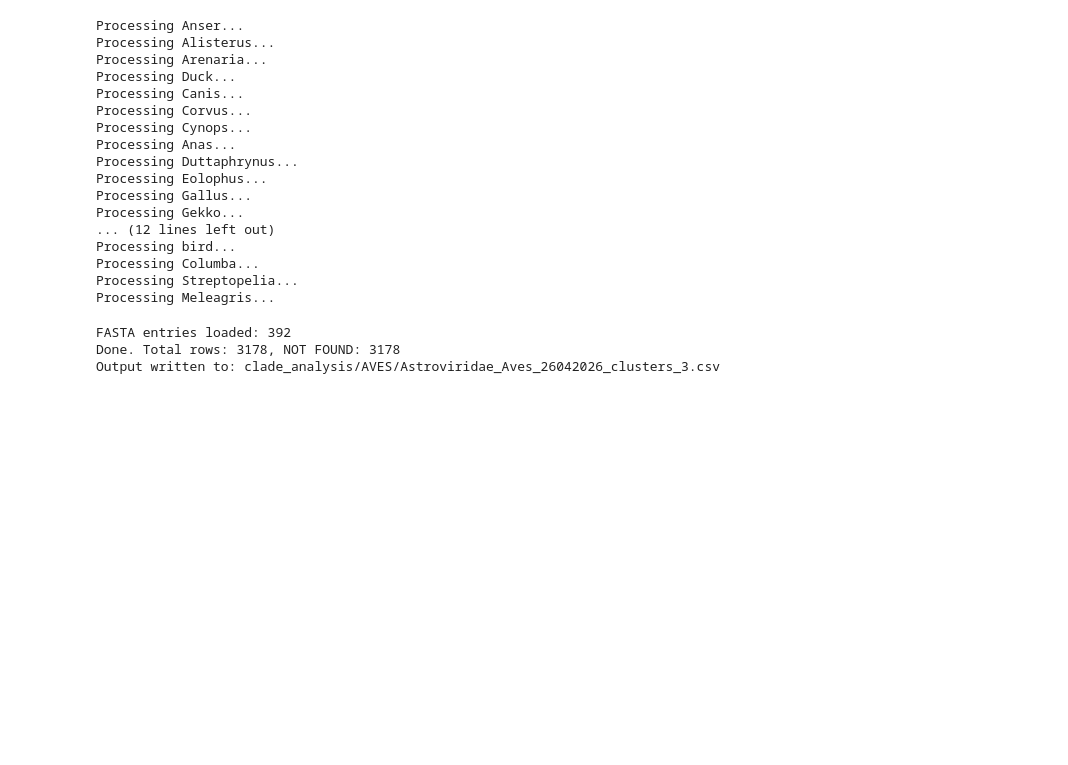
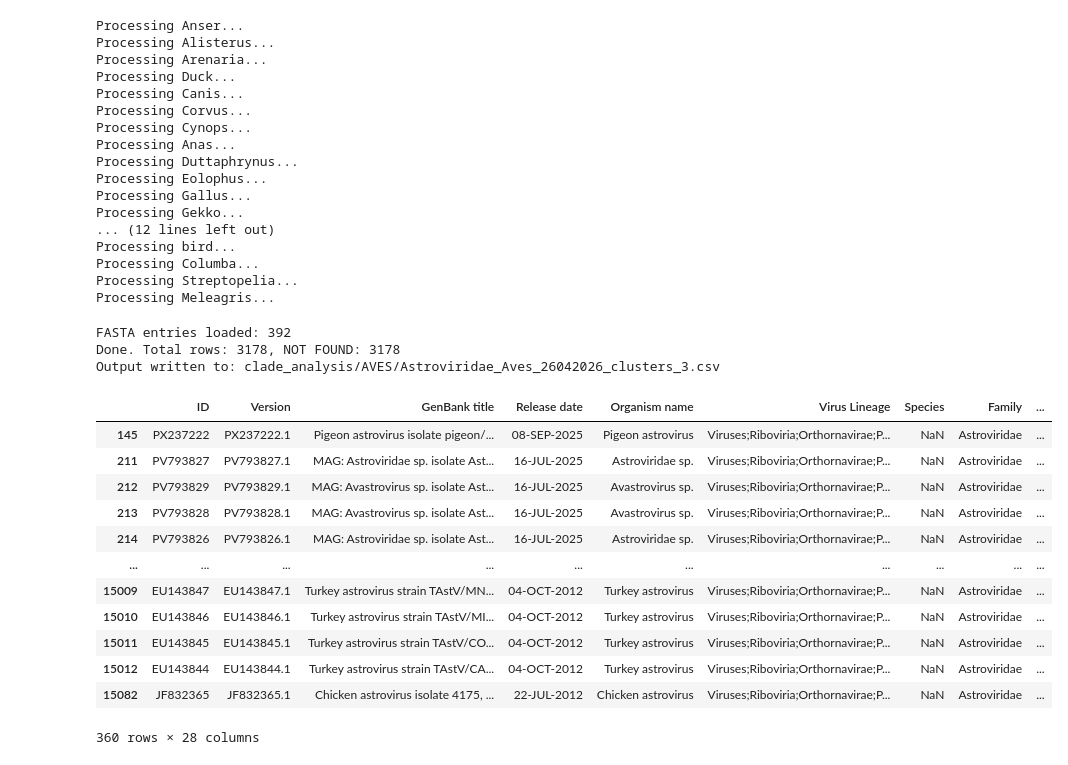
Before and after one commit to akarnaukhova2003/Astroviridae_database, a Jupyter notebook: data/find_orfs_from_interpro.ipynb, the cells around one changed output. Cells and saved outputs as stored; diff of their text form; code cells hidden in the pictures; blank space fills up the shorter version.

```diff
--- a/data/find_orfs_from_interpro.ipynb
+++ b/data/find_orfs_from_interpro.ipynb
@@ -1652,3 +1652,32 @@ print(f"Output written to: {output_csv}")
 FASTA entries loaded: 392
 Done. Total rows: 3178, NOT FOUND: 3178
 Output written to: clade_analysis/AVES/Astroviridae_Aves_26042026_clusters_3.csv
+# %%
+import pandas as pd
+with open('clade_analysis/AVES/Aves_full_ids.txt') as f:
+    ids = set(line.strip().replace('NC_', 'NC-') for line in f)
+
+# читаем CSV
+df = pd.read_csv('Astroviridae_20042026_full.csv')
+
+# фильтруем
+filtered = df[df['ID'].isin(ids)]
+
+# сохраняем
+filtered.to_csv('clade_analysis/AVES/Astroviridae_AVES_30042026.csv', index=False)
+# %%
+filtered[filtered['Species'].isnull()]
+# %% [output]
+|  | ID | Version | GenBank title | Release date | Organism name | Virus Lineage | Species | Family | ... |
+| 145 | PX237222 | PX237222.1 | Pigeon astrovirus isolate pigeon/... | 08-SEP-2025 | Pigeon astrovirus | Viruses;Riboviria;Orthornavirae;P... | NaN | Astroviridae | ... |
+| 211 | PV793827 | PV793827.1 | MAG: Astroviridae sp. isolate Ast... | 16-JUL-2025 | Astroviridae sp. | Viruses;Riboviria;Orthornavirae;P... | NaN | Astroviridae | ... |
+| 212 | PV793829 | PV793829.1 | MAG: Avastrovirus sp. isolate Ast... | 16-JUL-2025 | Avastrovirus sp. | Viruses;Riboviria;Orthornavirae;P... | NaN | Astroviridae | ... |
+| 213 | PV793828 | PV793828.1 | MAG: Avastrovirus sp. isolate Ast... | 16-JUL-2025 | Avastrovirus sp. | Viruses;Riboviria;Orthornavirae;P... | NaN | Astroviridae | ... |
+| 214 | PV793826 | PV793826.1 | MAG: Astroviridae sp. isolate Ast... | 16-JUL-2025 | Astroviridae sp. | Viruses;Riboviria;Orthornavirae;P... | NaN | Astroviridae | ... |
+| ... | ... | ... | ... | ... | ... | ... | ... | ... | ... |
+| 15009 | EU143847 | EU143847.1 | Turkey astrovirus strain TAstV/MN... | 04-OCT-2012 | Turkey astrovirus | Viruses;Riboviria;Orthornavirae;P... | NaN | Astroviridae | ... |
+| 15010 | EU143846 | EU143846.1 | Turkey astrovirus strain TAstV/MI... | 04-OCT-2012 | Turkey astrovirus | Viruses;Riboviria;Orthornavirae;P... | NaN | Astroviridae | ... |
+| 15011 | EU143845 | EU143845.1 | Turkey astrovirus strain TAstV/CO... | 04-OCT-2012 | Turkey astrovirus | Viruses;Riboviria;Orthornavirae;P... | NaN | Astroviridae | ... |
+| 15012 | EU143844 | EU143844.1 | Turkey astrovirus strain TAstV/CA... | 04-OCT-2012 | Turkey astrovirus | Viruses;Riboviria;Orthornavirae;P... | NaN | Astroviridae | ... |
+| 15082 | JF832365 | JF832365.1 | Chicken astrovirus isolate 4175, ... | 22-JUL-2012 | Chicken astrovirus | Viruses;Riboviria;Orthornavirae;P... | NaN | Astroviridae | ... |
+360 rows × 28 columns
```
Also changed, not shown: parts of 8 cells of this notebook, 23 other files.
